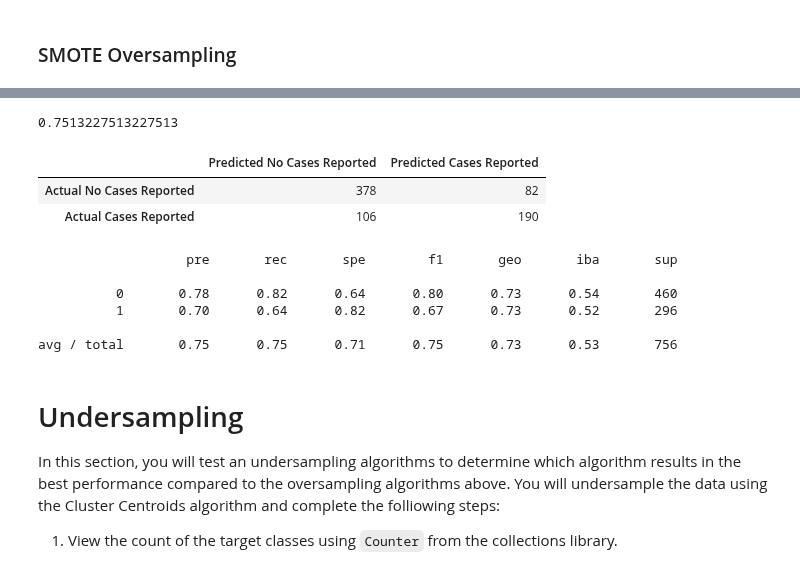
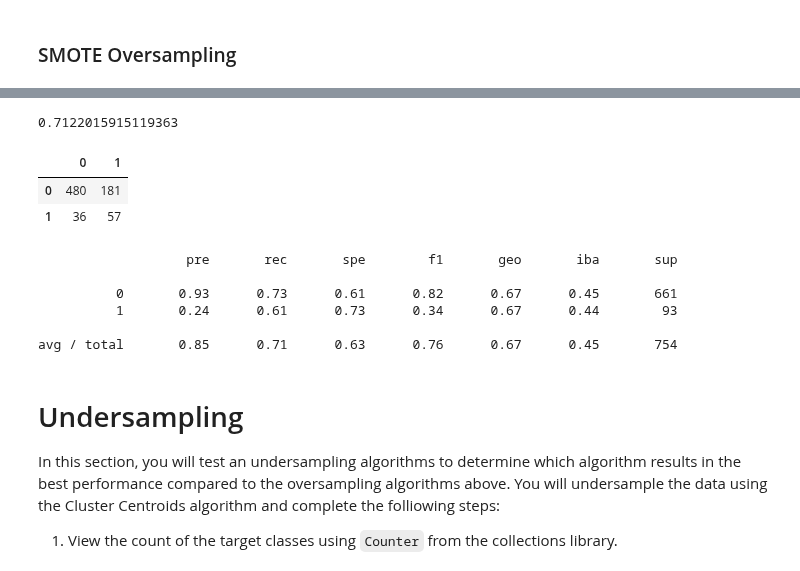
Before and after one commit to Tsoggy/Lyme_Disease, a Jupyter notebook: Resources/Notebooks/Lyme_ML_model.ipynb, the cells around one changed output, grey strips where cells are left out. Saved outputs shown, nothing was run; the diff lists cells and outputs as text; code cells hidden in the pictures.

```diff
--- a/Resources/Notebooks/Lyme_ML_model.ipynb
+++ b/Resources/Notebooks/Lyme_ML_model.ipynb
@@ -113,3 +113,6 @@ Rural(%)                                         float64
 Life_Expectancy                                  float64
 Deaths(Count)                                    float64
 dtype: object
+# %%
+df3 = pd.read_csv(f"../../{file_path}Ticks_Cases_Lat_Long.csv")
+df3.head()
@@ -115,0 +126,5 @@ dtype: object
+# %%
+mldf = df_merged.merge(df3, on='FIPS')
+mldf = mldf.drop(columns=['Cases2019','Unnamed: 0'])
+print(mldf.shape)
+mldf.head()
@@ -120,10 +186,9 @@ df_merged.to_csv(f"../../{file_path}/ML_Demographic_LymeCase_HealthRank.csv", in
 ## Split the Data into Training and Testing
 # %%
 # Create our features
-X = df_merged.copy()
-X = X.drop(columns='Lyme Disease Incidence Reported', axis=1)
+X = pd.get_dummies(mldf.drop(columns='Ticks_With_Lyme', axis=1))
 
 # Create our target
-y = df_merged[['Lyme Disease Incidence Reported']]
+y = mldf['Ticks_With_Lyme']
 y.value_counts()
 # %% [output]
@@ -150,3 +197,0 @@ group_names = ["0","1"]
-# %%
-y["Lyme_Cases"] = pd.cut(y["Lyme Disease Incidence Reported"], bins, labels=group_names)
-y = y["Lyme_Cases"]
@@ -254,29 +277,29 @@ Please also refer to the documentation for alternative solver options:
 # Calculated the balanced accuracy score
 print(accuracy_score(y_test, y_pred))
 # %% [output]
-0.7513227513227513
+0.7122015915119363
 # %%
 # Display the confusion matrix
 from sklearn.metrics import confusion_matrix, classification_report
 
 matrix = confusion_matrix(y_test, y_pred)
 cm_df = pd.DataFrame(
-    matrix, index=["Actual No Cases Reported", "Actual Cases Reported"], columns=["Predicted No Cases Reported", "Predicted Cases Reported"])
+    matrix)
 cm_df
 # %% [output]
-|  | Predicted No Cases Reported | Predicted Cases Reported |
-| Actual No Cases Reported | 378 | 82 |
-| Actual Cases Reported | 106 | 190 |
+|  | 0 | 1 |
+| 0 | 480 | 181 |
+| 1 | 36 | 57 |
 # %%
 from imblearn.metrics import classification_report_imbalanced
 print(classification_report_imbalanced(y_test, y_pred))
 # %% [output]
                    pre       rec       spe        f1       geo       iba       sup
 
-          0       0.78      0.82      0.64      0.80      0.73      0.54       460
-          1       0.70      0.64      0.82      0.67      0.73      0.52       296
+          0       0.93      0.73      0.61      0.82      0.67      0.45       661
+          1       0.24      0.61      0.73      0.34      0.67      0.44        93
 
-avg / total       0.75      0.75      0.71      0.75      0.73      0.53       756
+avg / total       0.85      0.71      0.63      0.76      0.67      0.45       754
 # %% [markdown]
 # Undersampling
 
```
Also changed, not shown: parts of 27 cells of this notebook, 1 other file.
